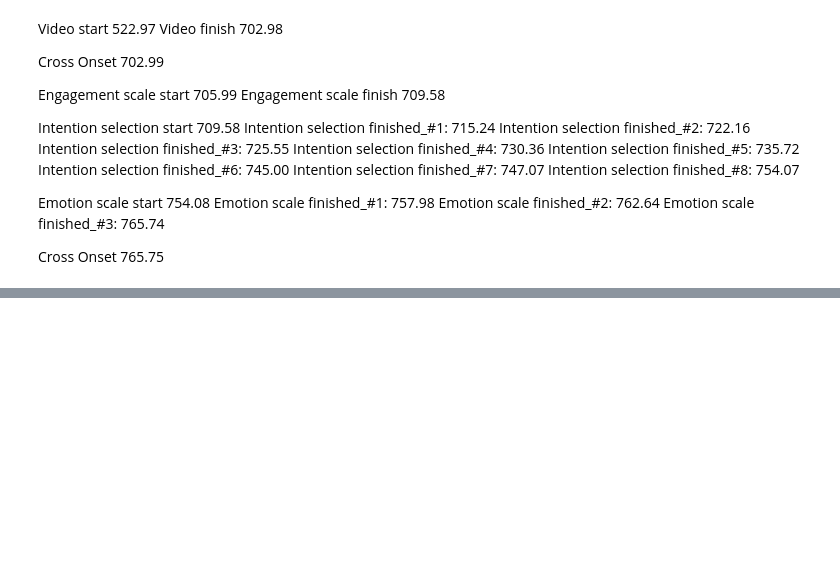
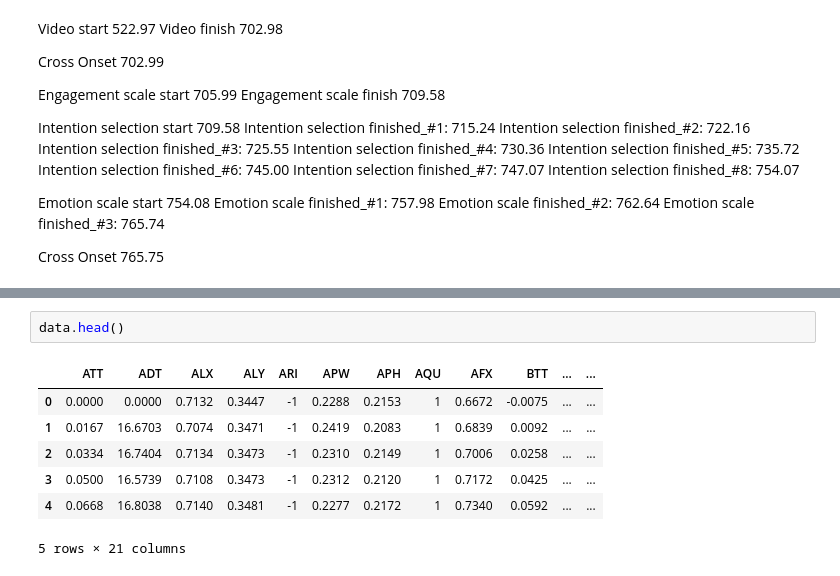
Before and after one commit to serereuk/RA_code, a Jupyter notebook: 11주차/visualize.ipynb, the cells around one changed output, grey strips where cells are left out. Drawn from its saved outputs; the diff is of its cells as text; blank space fills up the shorter version.

```diff
--- a/11주차/visualize.ipynb
+++ b/11주차/visualize.ipynb
@@ -150,3 +150,13 @@ Estimated Draw Time Too Long
 
 Consider using IPython.display.IFrame instead
 [interactive output not drawn]
+# %%
+data.head()
+# %% [output]
+|  | ATT | ADT | ALX | ALY | ARI | APW | APH | AQU | AFX | BTT | ... | ... |
+| 0 | 0.0000 | 0.0000 | 0.7132 | 0.3447 | -1 | 0.2288 | 0.2153 | 1 | 0.6672 | -0.0075 | ... | ... |
+| 1 | 0.0167 | 16.6703 | 0.7074 | 0.3471 | -1 | 0.2419 | 0.2083 | 1 | 0.6839 | 0.0092 | ... | ... |
+| 2 | 0.0334 | 16.7404 | 0.7134 | 0.3473 | -1 | 0.2310 | 0.2149 | 1 | 0.7006 | 0.0258 | ... | ... |
+| 3 | 0.0500 | 16.5739 | 0.7108 | 0.3473 | -1 | 0.2312 | 0.2120 | 1 | 0.7172 | 0.0425 | ... | ... |
+| 4 | 0.0668 | 16.8038 | 0.7140 | 0.3481 | -1 | 0.2277 | 0.2172 | 1 | 0.7340 | 0.0592 | ... | ... |
+5 rows × 21 columns
```
Also changed, not shown: parts of 2 cells of this notebook.
